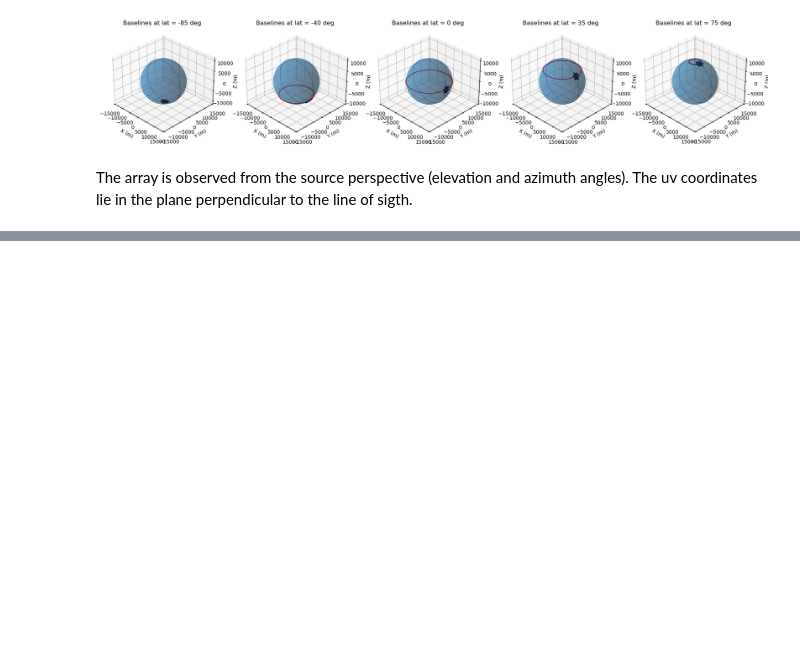
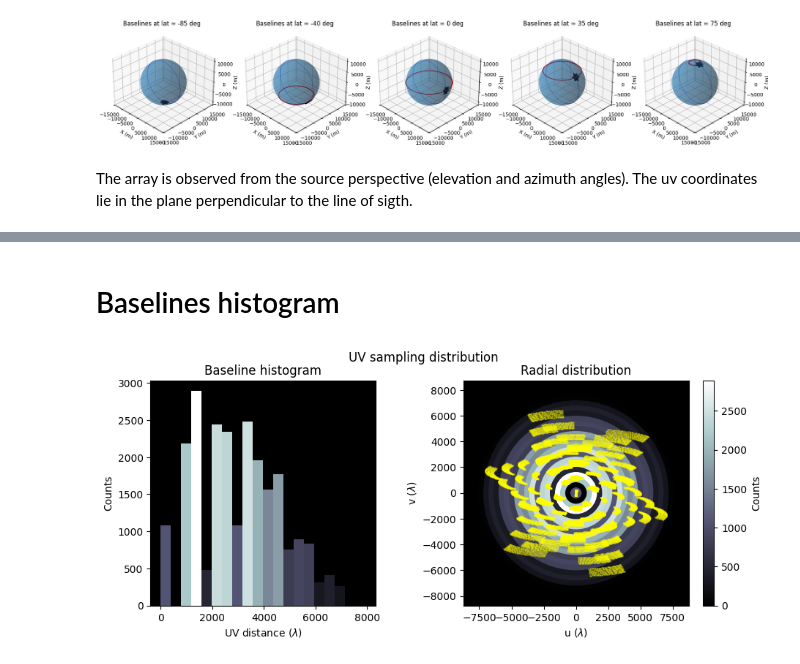
Before and after one commit to CentofantiEze/argosim, a Jupyter notebook: notebooks/test_array_functions.ipynb, the cells around one changed output, grey strips where cells are left out. Cells and saved outputs as stored; diff of their text form; code cells hidden in the pictures; blank space fills up the shorter version.

```diff
--- a/notebooks/test_array_functions.ipynb
+++ b/notebooks/test_array_functions.ipynb
@@ -157,0 +158,6 @@ plot_baselines(track)
+# %% [markdown]
+# Baselines histogram
+# %%
+baseline_hist = plot_uv_hist(track)
+# %% [output]
+[figure, added]
```
Also changed, not shown: parts of 9 cells of this notebook.
